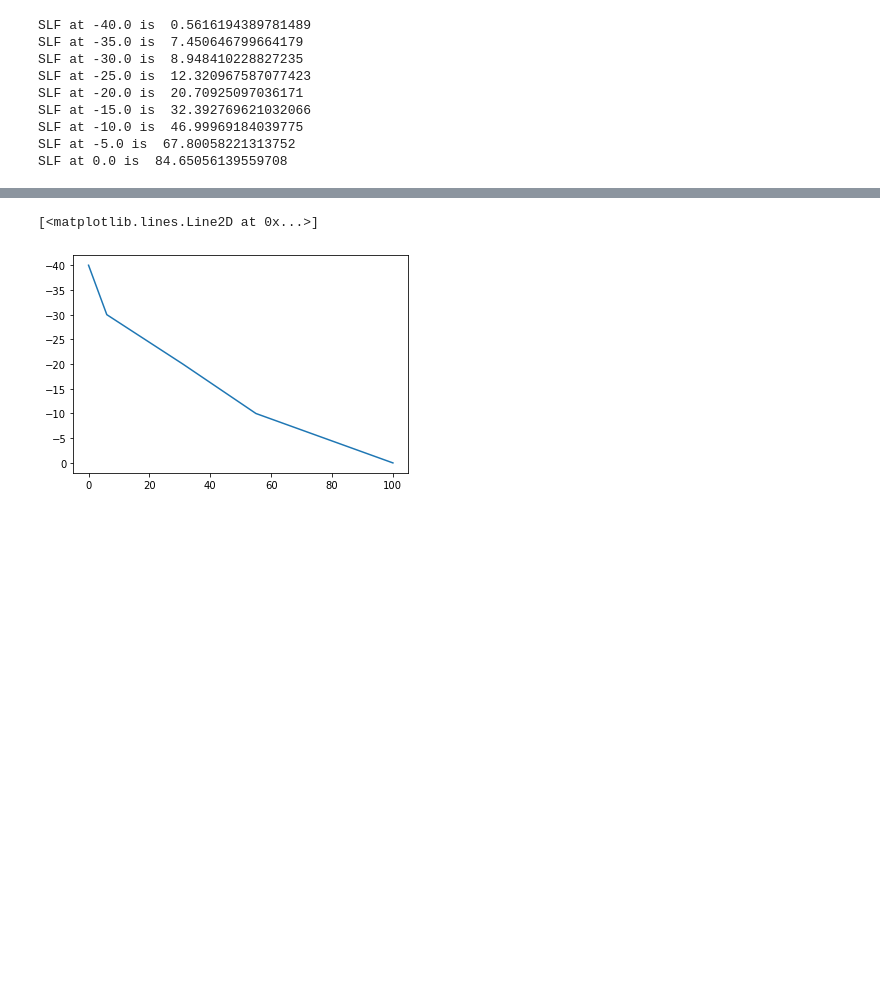
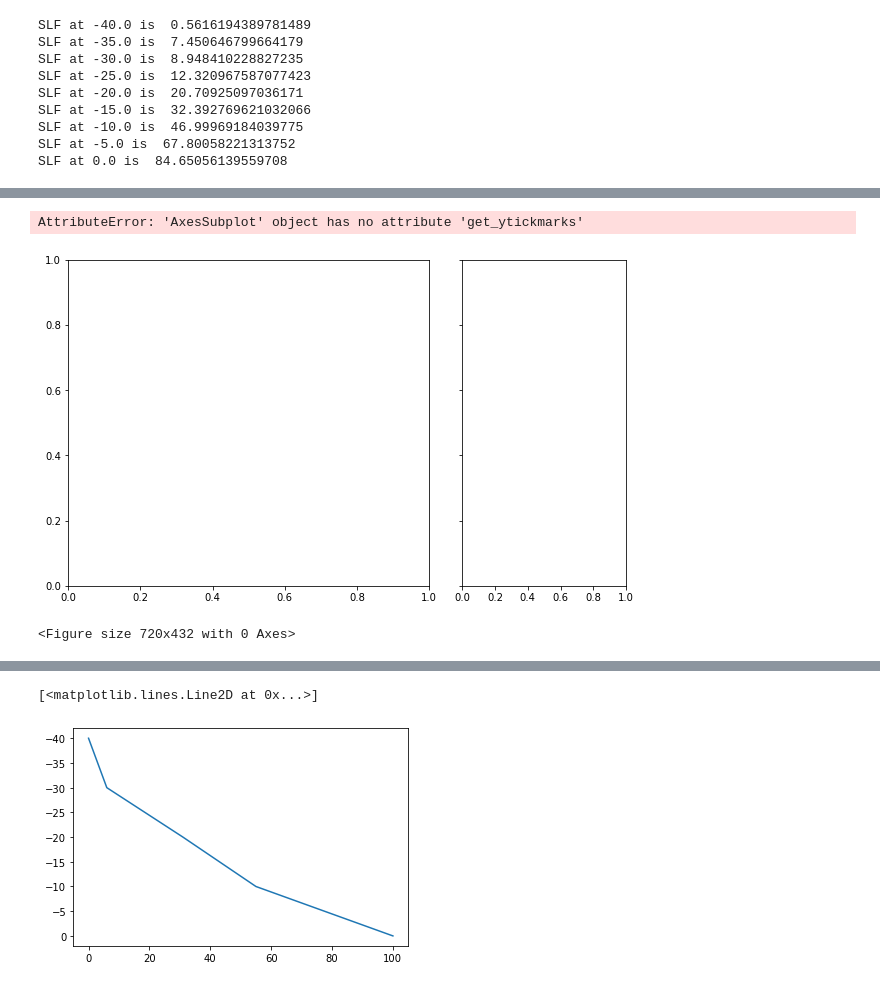
Before and after one commit to jshaw35/netcdf_analysis, a Jupyter notebook: jupy_test.ipynb, the cells around one changed output, grey strips where cells are left out. Drawn from its saved outputs; the diff is of its cells as text; code cells hidden in the pictures; blank space fills up the shorter version.

```diff
--- a/jupy_test.ipynb
+++ b/jupy_test.ipynb
@@ -164,6 +194,7 @@ Coordinates:
 # %%
 mask = np.bitwise_or(ds['lat']<70, ds['lat']>90)
 # %%
+_dict = {}
 glob_slf_trend = []
 arc_slf_trend = []
 for data in slf_isotm:
@@ -177,6 +208,9 @@ for data in slf_isotm:
     glob_slf_trend.append([iso, slf2])
 arc_slf_trend = np.transpose(arc_slf_trend)
 glob_slf_trend = np.transpose(glob_slf_trend)
+_dict['isotherm'] = arc_slf_trend[0]
+_dict['NorESM 70N-90N'] = arc_slf_trend[1]
+_dict['NorESM Global Average'] = glob_slf_trend[1]
 # %% [output]
 SLF at -40.0 is  0.5616194389781489
 SLF at -35.0 is  7.450646799664179
@@ -209,3 +223,0 @@ plt.legend()
-# %%
-for i in caliop_arc['Isotherm']:
-    print(i)
@@ -217,0 +224,3 @@ for i in caliop_arc['Isotherm']:
+# %%
+df = pd.DataFrame(_dict)
+df
@@ -217,0 +260,8 @@ for i in caliop_arc['Isotherm']:
+# %%
+df['CALIOP 70N-90N'] = spaced
+df['CALIOP Global Average'] = spaced2
+df['Arctic Error'] = df['NorESM 70N-90N'] - df['CALIOP 70N-90N']
+df['Global Error'] = df['NorESM Global Average'] - df['CALIOP Global Average']
+
+df_clean = df.dropna()
+df
@@ -218,3 +279,45 @@ for i in caliop_arc['Isotherm']:
+# %%
+fig1 = plt.figure(figsize=(10,6))#constrained_layout=True)
+spec1 = GridSpec(ncols=3, nrows=1, figure=fig1)#, hspace=0.4)
+f1_ax1 = fig1.add_subplot(spec1[0, :-1])
+f1_ax2 = fig1.add_subplot(spec1[0, -1], sharey=f1_ax1)
+axes = [f1_ax1, f1_ax2]
+plt.setp(f1_ax2.get_yticklabels(), visible=False)
+
+#fig1.gca().invert_yaxis()
+f1_ax1.invert_yaxis()
+f1_ax1.plot(df['NorESM 70N-90N'], df['isotherm'], label='Arctic >70N')
+f1_ax1.plot(df['NorESM Global Average'], df['isotherm'], label='Global Average')
+f1_ax1.scatter(df['CALIOP 70N-90N'], df['isotherm'], label='CALIOP 70N-90N', c='b')
+f1_ax1.scatter(df['CALIOP Global Average'], df['isotherm'], label='CALIOP Global Avg.', c='orange')
+
+f1_ax1.legend()
+f1_ax1.set_title('Supercooled Liquid Fraction Comparison'); f1_ax1.set_ylabel('Isotherm (C)'); f1_ax1.set_xlabel('SLF (%)')
+
+f1_ax2.invert_yaxis()
+f1_ax2.scatter(df['Arctic Error'], df['isotherm'], c='b')
+f1_ax2.scatter(df['Global Error'], df['isotherm'], c='orange')
+f1_ax2.set_xlim((-30,10))
+f1_ax2.set_title('NorESM error'); f1_ax2.set_xlabel('SLF Error (%)')
+
+x1 = df_clean['Arctic Error']; y1 = df_clean['isotherm'];
+coef = np.polyfit(x1,y1,1)
+poly1d_fn = np.poly1d(coef)
+f1_ax2.plot(x1, poly1d_fn(x1), color='b')
+
+x2 = df_clean['Global Error']; y2 = df_clean['isotherm'];
+coef = np.polyfit(x2,y2,1)
+poly1d_fn = np.poly1d(coef)
+f1_ax2.plot(x2, poly1d_fn(x2), color='orange')
+# %% [output]
+AttributeError: 'AxesSubplot' object has no attribute 'get_ytickmarks'
+[figure, added]
+# %%
+filename = "slf_comparison.png"
+plt.savefig(save_to + filename,format = 'png', dpi = 200)
+plt.clf()
+# %% [output]
+<Figure size 720x432 with 0 Axes>
 # %%
 os.chdir('/home/jonahks/drivemount/caliop_slfs/')
 files = os.listdir()
```
Also changed, not shown: parts of 24 cells of this notebook.
